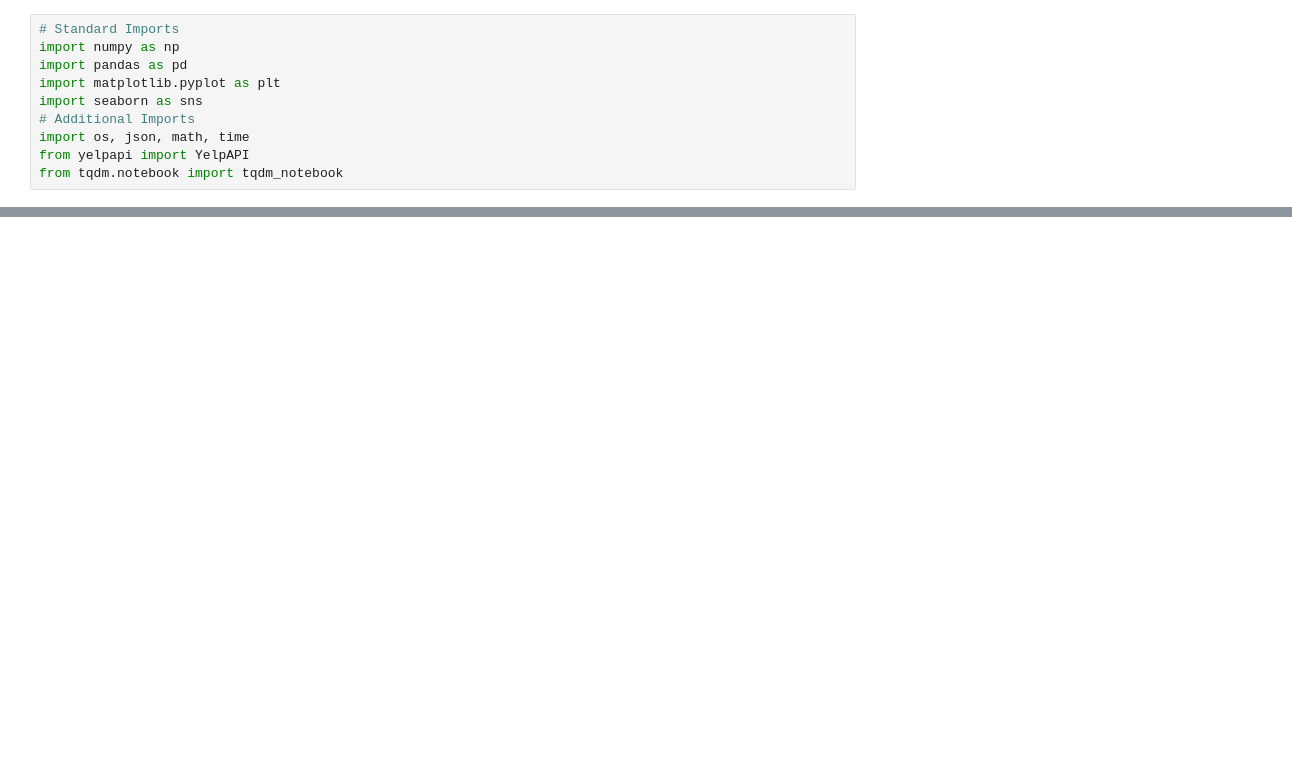
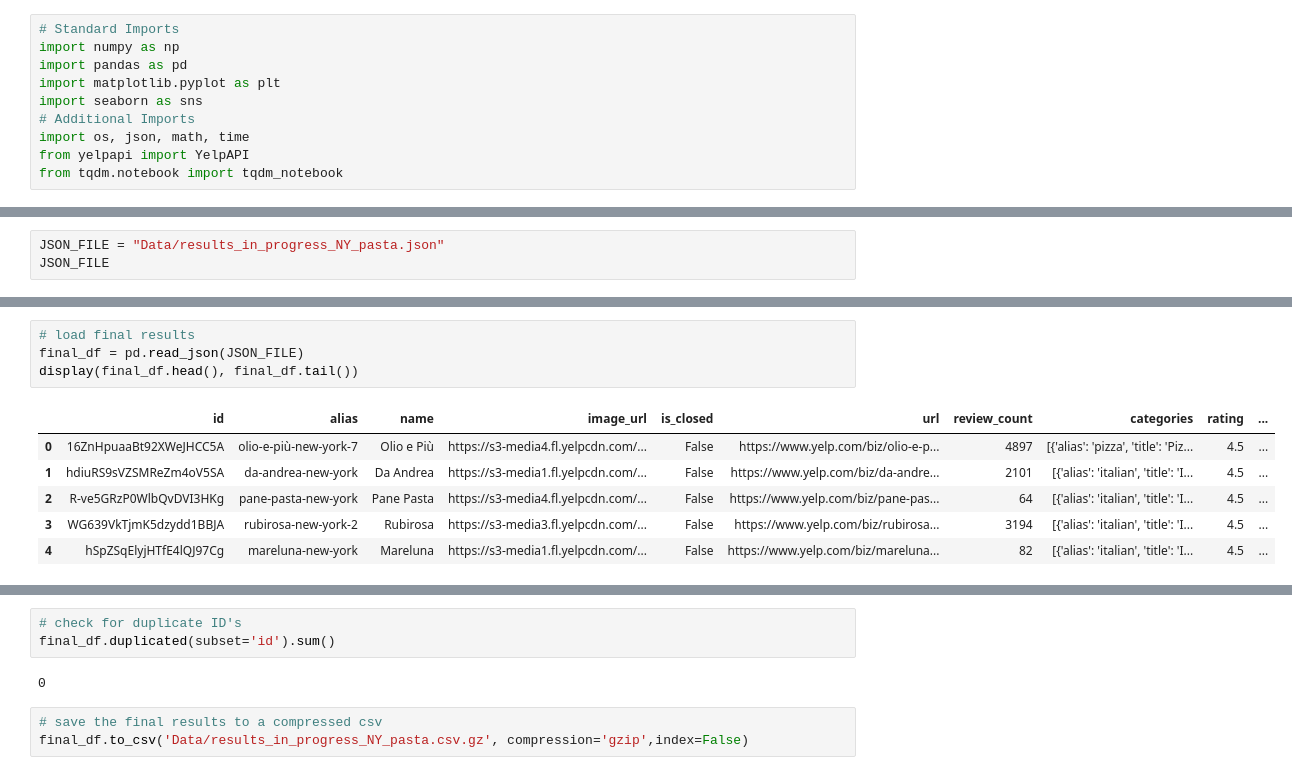
Before and after one commit to NMtuzula/Efficient-Yelp-API-Calls, a Jupyter notebook: API Calls (Core).ipynb, the cells around one changed output, grey strips where cells are left out. Cells and saved outputs as stored; diff of their text form; blank space fills up the shorter version.

```diff
--- a/API Calls (Core).ipynb
+++ b/API Calls (Core).ipynb
@@ -14,0 +27,3 @@ search_url =  "https://api.yelp.com/v3/businesses/search"
+# %%
+JSON_FILE = "Data/results_in_progress_NY_pasta.json"
+JSON_FILE
@@ -45,0 +256,11 @@ NameError: name 'response' is not defined
+# %%
+# load final results
+final_df = pd.read_json(JSON_FILE)
+display(final_df.head(), final_df.tail())
+# %% [output]
+|  | id | alias | name | image_url | is_closed | url | review_count | categories | rating | ... |
+| 0 | 16ZnHpuaaBt92XWeJHCC5A | olio-e-più-new-york-7 | Olio e Più | https://s3-media4.fl.yelpcdn.com/... | False | https://www.yelp.com/biz/olio-e-p... | 4897 | [{'alias': 'pizza', 'title': 'Piz... | 4.5 | ... |
+| 1 | hdiuRS9sVZSMReZm4oV5SA | da-andrea-new-york | Da Andrea | https://s3-media1.fl.yelpcdn.com/... | False | https://www.yelp.com/biz/da-andre... | 2101 | [{'alias': 'italian', 'title': 'I... | 4.5 | ... |
+| 2 | R-ve5GRzP0WlbQvDVI3HKg | pane-pasta-new-york | Pane Pasta | https://s3-media4.fl.yelpcdn.com/... | False | https://www.yelp.com/biz/pane-pas... | 64 | [{'alias': 'italian', 'title': 'I... | 4.5 | ... |
+| 3 | WG639VkTjmK5dzydd1BBJA | rubirosa-new-york-2 | Rubirosa | https://s3-media3.fl.yelpcdn.com/... | False | https://www.yelp.com/biz/rubirosa... | 3194 | [{'alias': 'italian', 'title': 'I... | 4.5 | ... |
+| 4 | hSpZSqElyjHTfE4lQJ97Cg | mareluna-new-york | Mareluna | https://s3-media1.fl.yelpcdn.com/... | False | https://www.yelp.com/biz/mareluna... | 82 | [{'alias': 'italian', 'title': 'I... | 4.5 | ... |
@@ -45,0 +273,8 @@ NameError: name 'response' is not defined
+# %%
+# check for duplicate ID's
+final_df.duplicated(subset='id').sum()
+# %% [output]
+0
+# %%
+# save the final results to a compressed csv
+final_df.to_csv('Data/results_in_progress_NY_pasta.csv.gz', compression='gzip',index=False)
```
Also changed, not shown: parts of 25 cells of this notebook, 2 other files.
